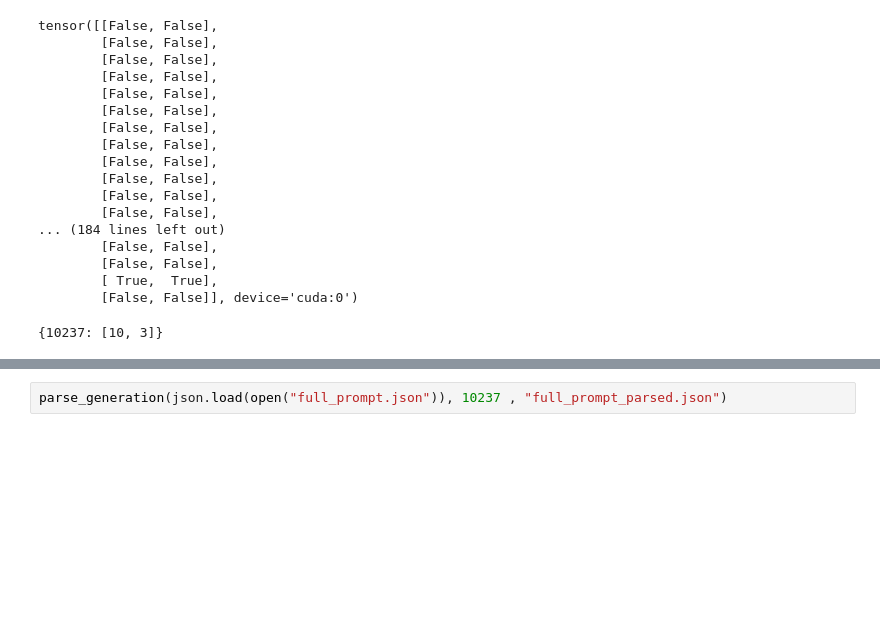
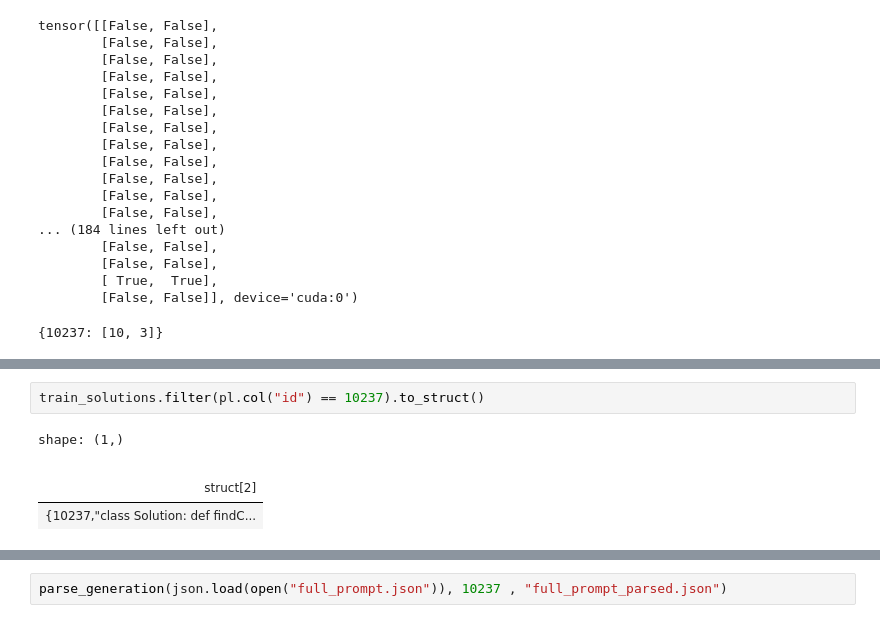
Before and after one commit to CaioRhoden/datamodels-context-reduction, a Jupyter notebook: experiments/run_taco/cherry_pick_context/same_task.ipynb, the cells around one changed output, grey strips where cells are left out. Cells and saved outputs as stored; diff of their text form; blank space fills up the shorter version.

```diff
--- a/experiments/run_taco/cherry_pick_context/same_task.ipynb
+++ b/experiments/run_taco/cherry_pick_context/same_task.ipynb
@@ -179,3 +195,10 @@ tensor([[False, False],
+# %%
+train_solutions.filter(pl.col("id") == 10237).to_struct()
+# %% [output]
+shape: (1,)
+|  |
+| struct[2] |
+| {10237,"class Solution: def findC... |
 # %%
 print(selected_problem.select("input").to_struct())
 # %% [output]
```
Also changed, not shown: parts of 17 cells of this notebook, 5 other files.
